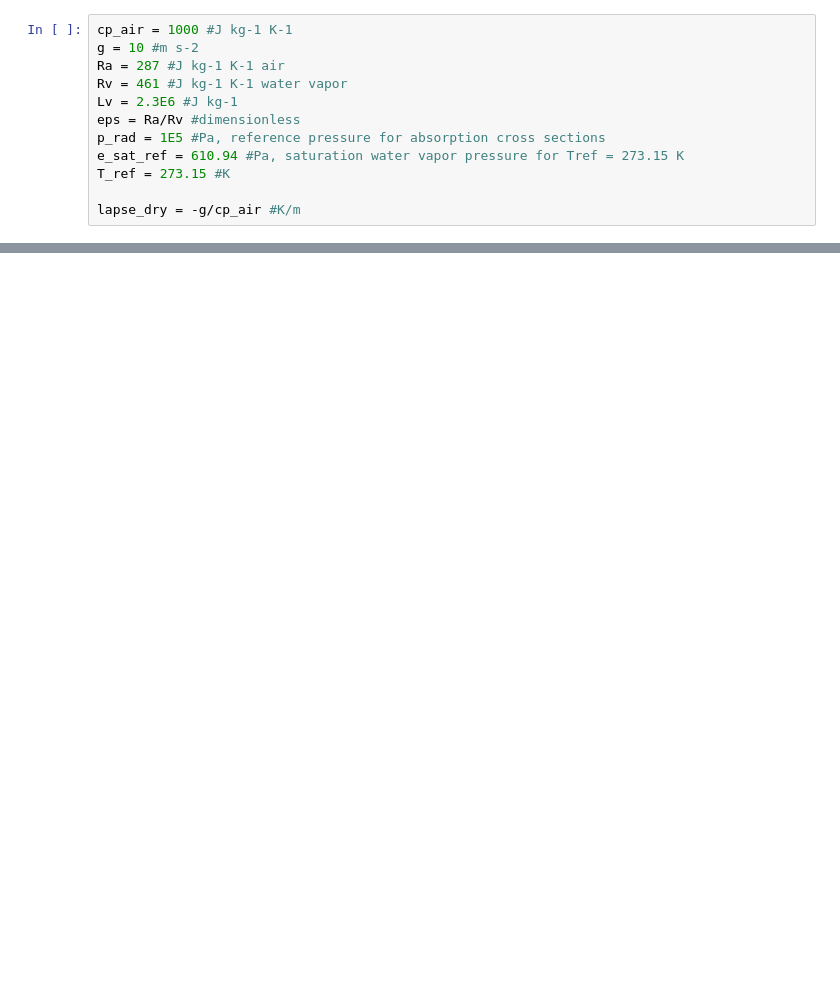
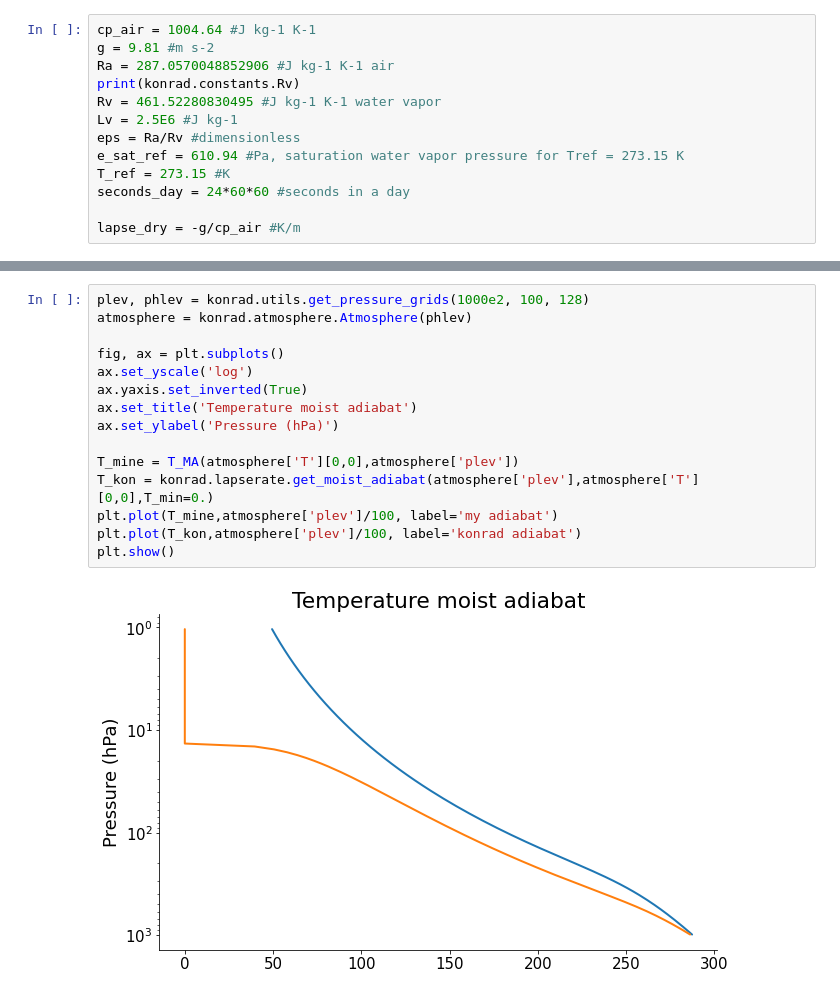
Before and after one commit to VayredaLluc/Master-s-theis, a Jupyter notebook: konrad_rce_test.ipynb, the cells around one changed output, grey strips where cells are left out. Saved outputs shown, nothing was run; the diff lists cells and outputs as text; blank space fills up the shorter version.

```diff
--- a/konrad_rce_test.ipynb
+++ b/konrad_rce_test.ipynb
@@ -9,14 +11,15 @@ import konrad
 
 plots.styles.use('typhon')
 # %%
-cp_air = 1000 #J kg-1 K-1
-g = 10 #m s-2
-Ra = 287 #J kg-1 K-1 air
-Rv = 461 #J kg-1 K-1 water vapor
-Lv = 2.3E6 #J kg-1
+cp_air = 1004.64 #J kg-1 K-1
+g = 9.81 #m s-2
+Ra = 287.0570048852906 #J kg-1 K-1 air
+print(konrad.constants.Rv)
+Rv = 461.52280830495 #J kg-1 K-1 water vapor
+Lv = 2.5E6 #J kg-1
 eps = Ra/Rv #dimensionless
-p_rad = 1E5 #Pa, reference pressure for absorption cross sections
 e_sat_ref = 610.94 #Pa, saturation water vapor pressure for Tref = 273.15 K
 T_ref = 273.15 #K
+seconds_day = 24*60*60 #seconds in a day
 
 lapse_dry = -g/cp_air #K/m
@@ -139,0 +273,17 @@ plt.show()
+# %%
+plev, phlev = konrad.utils.get_pressure_grids(1000e2, 100, 128)
+atmosphere = konrad.atmosphere.Atmosphere(phlev)
+
+fig, ax = plt.subplots()
+ax.set_yscale('log')
+ax.yaxis.set_inverted(True)
+ax.set_title('Temperature moist adiabat')
+ax.set_ylabel('Pressure (hPa)')
+
+T_mine = T_MA(atmosphere['T'][0,0],atmosphere['plev'])
+T_kon = konrad.lapserate.get_moist_adiabat(atmosphere['plev'],atmosphere['T'][0,0],T_min=0.)
+plt.plot(T_mine,atmosphere['plev']/100, label='my adiabat')
+plt.plot(T_kon,atmosphere['plev']/100, label='konrad adiabat')
+plt.show()
+# %% [output]
+[figure, added]
```
Also changed, not shown: parts of 12 cells of this notebook, 5 other files.
